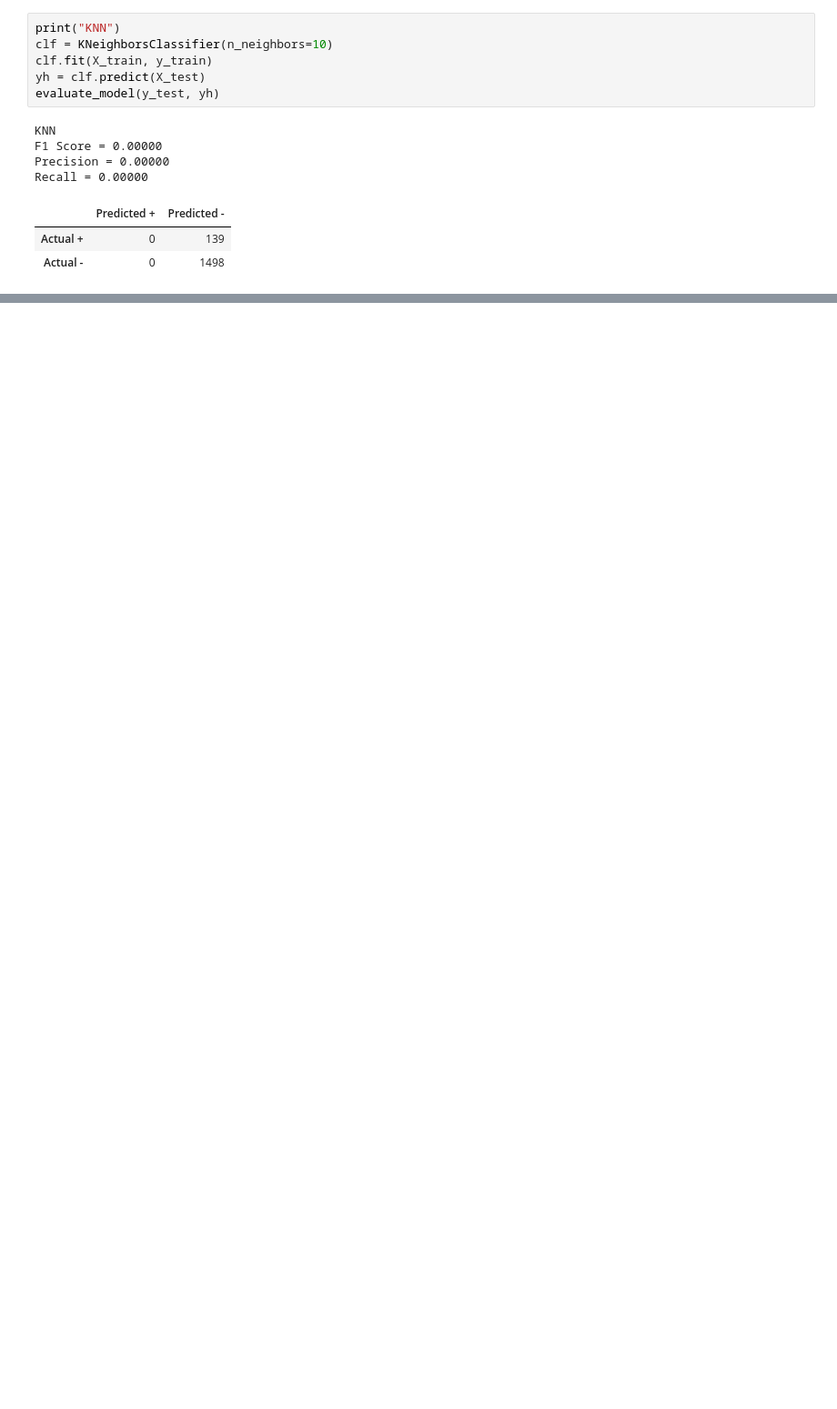
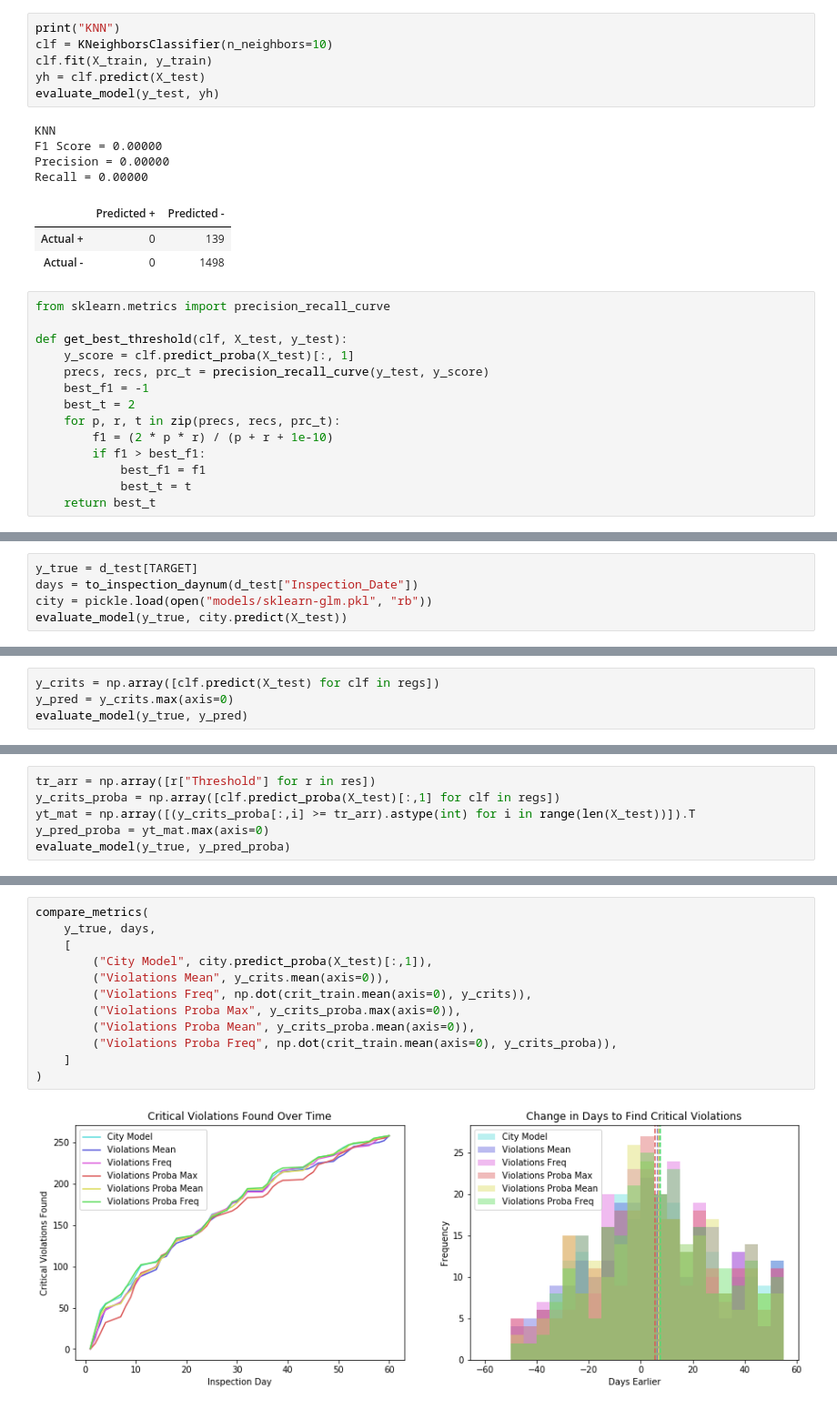
Before and after one commit to vingkan/foodinspectionforecasting, a Jupyter notebook: IIT/13_violations.ipynb, the cells around one changed output, grey strips where cells are left out. Shown at 91% size. Cells and saved outputs as stored; diff of their text form; blank space fills up the shorter version.

Commit message:
Combine violation models

```diff
--- a/IIT/13_violations.ipynb
+++ b/IIT/13_violations.ipynb
@@ -209,3 +225,17 @@ Recall = 0.00000
 |  | Predicted + | Predicted - |
 | Actual + | 0 | 139 |
 | Actual - | 0 | 1498 |
+# %%
+from sklearn.metrics import precision_recall_curve
+
+def get_best_threshold(clf, X_test, y_test):
+    y_score = clf.predict_proba(X_test)[:, 1]
+    precs, recs, prc_t = precision_recall_curve(y_test, y_score)
+    best_f1 = -1
+    best_t = 2
+    for p, r, t in zip(precs, recs, prc_t):
+        f1 = (2 * p * r) / (p + r + 1e-10)
+        if f1 > best_f1:
+            best_f1 = f1
+            best_t = t
+    return best_t
@@ -211,0 +291,5 @@ Recall = 0.00000
+# %%
+y_true = d_test[TARGET]
+days = to_inspection_daynum(d_test["Inspection_Date"])
+city = pickle.load(open("models/sklearn-glm.pkl", "rb"))
+evaluate_model(y_true, city.predict(X_test))
@@ -211,0 +303,4 @@ Recall = 0.00000
+# %%
+y_crits = np.array([clf.predict(X_test) for clf in regs])
+y_pred = y_crits.max(axis=0)
+evaluate_model(y_true, y_pred)
@@ -211,0 +314,6 @@ Recall = 0.00000
+# %%
+tr_arr = np.array([r["Threshold"] for r in res])
+y_crits_proba = np.array([clf.predict_proba(X_test)[:,1] for clf in regs])
+yt_mat = np.array([(y_crits_proba[:,i] >= tr_arr).astype(int) for i in range(len(X_test))]).T
+y_pred_proba = yt_mat.max(axis=0)
+evaluate_model(y_true, y_pred_proba)
@@ -211,0 +339,14 @@ Recall = 0.00000
+# %%
+compare_metrics(
+    y_true, days,
+    [
+        ("City Model", city.predict_proba(X_test)[:,1]),
+        ("Violations Mean", y_crits.mean(axis=0)),
+        ("Violations Freq", np.dot(crit_train.mean(axis=0), y_crits)),
+        ("Violations Proba Max", y_crits_proba.max(axis=0)),
+        ("Violations Proba Mean", y_crits_proba.mean(axis=0)),
+        ("Violations Proba Freq", np.dot(crit_train.mean(axis=0), y_crits_proba)),
+    ]
+)
+# %% [output]
+[figure, added]
```
Also changed, not shown: parts of 15 cells of this notebook, 2 other files.
